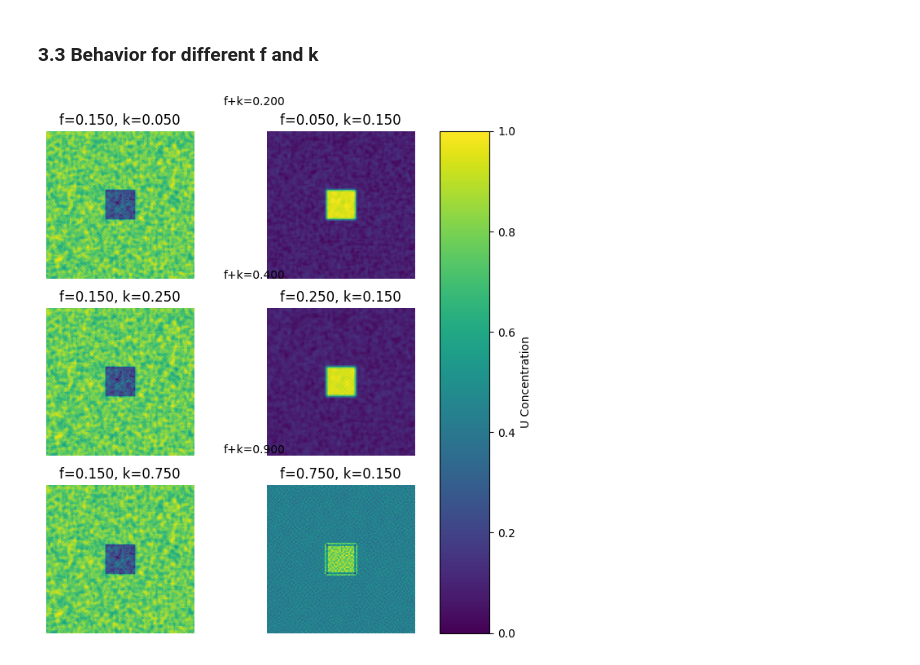
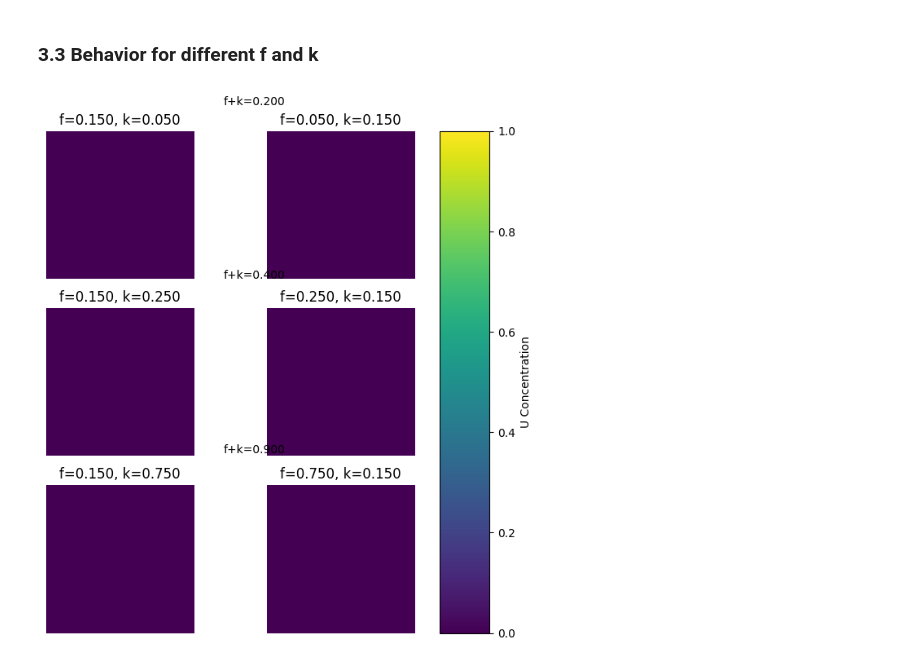
Before and after one commit to shreyaraghavendra/scientific-computing-group2, a Jupyter notebook: set2.ipynb, the cells around one changed output. Saved outputs shown, nothing was run; the diff lists cells and outputs as text; code cells hidden in the pictures.

Commit message:
trying to fix last plot error

```diff
--- a/set2.ipynb
+++ b/set2.ipynb
@@ -338,23 +338,22 @@ plt.show()
 # %% [markdown]
 ### 3.3 Behavior for different f and k
 # %%
-# Model parameters
-dt = 1.0  # Time step
-dx = 1.0  # Space step
-Du = 0.16  # Diffusion coefficient of U
-Dv = 0.08  # Diffusion coefficient of V
-
-# System size and initial conditions
 size = 100
+steps = 1000
 center = size // 2
-U = np.ones((size, size)) * 0.5
-V = np.zeros((size, size))
-V[center-20//2:center+20//2, center-20//2:center+20//2] = 0.25
+U1 = np.ones((size, size)) * 0.5
+U2 = np.ones((size, size)) * 0.5
+V1 = np.zeros((size, size))
+V2 = np.zeros((size, size))
+V1[center-10//2:center+10//2, center-10//2:center+10//2] = 0.25
+V2[center-10//2:center+10//2, center-10//2:center+10//2] = 0.25
 
 # Add noise
 noise_level = 0.05
-U += noise_level * np.random.rand(size, size)
-V += noise_level * np.random.rand(size, size)
+U1 += noise_level * np.random.rand(size, size)
+U2 += noise_level * np.random.rand(size, size)
+V1 += noise_level * np.random.rand(size, size)
+V2 += noise_level * np.random.rand(size, size)
 # %%
 """ Values of f and k such that
 - 4 rows of 2 plots each
@@ -368,31 +367,31 @@ k = [0.05, 0.25, 0.75]
 # %%
 fig, axes = plt.subplots(len(f), 2, figsize=(8, 8))  # 3 rows, 2 columns
 
 for i in range(len(f)):
+    # U1 = np.zeros((size, size))
+    # U2 = np.zeros((size, size))
     for _ in range(steps):
-        U_res1 = np.zeros((size, size))
-        U_res2 = np.zeros((size, size))
-        U_res1, _ = update(U.copy(), V.copy(), Du, Dv, dt, dx, f[i], k[i])
-        U_res2, _ = update(V.copy(), V.copy(), Du, Dv, dt, dx, k[i], f[i])  # Swap f and k for the second column
+        U1, V1 = update(U1, V1, Du, Dv, dt, dx, f[i], k[i])
+        U2, V2 = update(U2, V2, Du, Dv, dt, dx, k[i], f[i])  # Swap f and k for the second column
 
     # Plotting
     # First column (f > k)
-    axes[i, 0].imshow(U_res1, cmap='viridis', origin='lower')
+    axes[i, 0].imshow(U1, cmap='viridis', origin='lower')
     axes[i, 0].set_title(f'f={f[i]:.3f}, k={k[i]:.3f}')
     axes[i, 0].axis('off')
 
     # Second column (k > f)
-    axes[i, 1].imshow(U_res2, cmap='viridis', origin='lower')
+    axes[i, 1].imshow(U2, cmap='viridis', origin='lower')
     axes[i, 1].set_title(f'f={k[i]:.3f}, k={f[i]:.3f}')  # Notice the swap in title to reflect f and k values
     axes[i, 1].axis('off')
 
     # Supertitle for each row
     row_title_y = 0.92 - (i / len(f)) * 0.8  # Adjust the y position for each row's title
     fig.text(0.5, row_title_y, f'f+k={f[i]+k[i]:.3f}', ha='center', fontsize=10)
 
 # Common colorbar for all plots
 cbar = fig.colorbar(plt.cm.ScalarMappable(cmap='viridis'), ax=axes.ravel().tolist(), location='right', aspect=10)
 cbar.set_label('U Concentration')
 plt.show()
 # %% [output]
-[figure, old version]
+[figure, new version]
```
Also changed, not shown: parts of 1 cell of this notebook.
